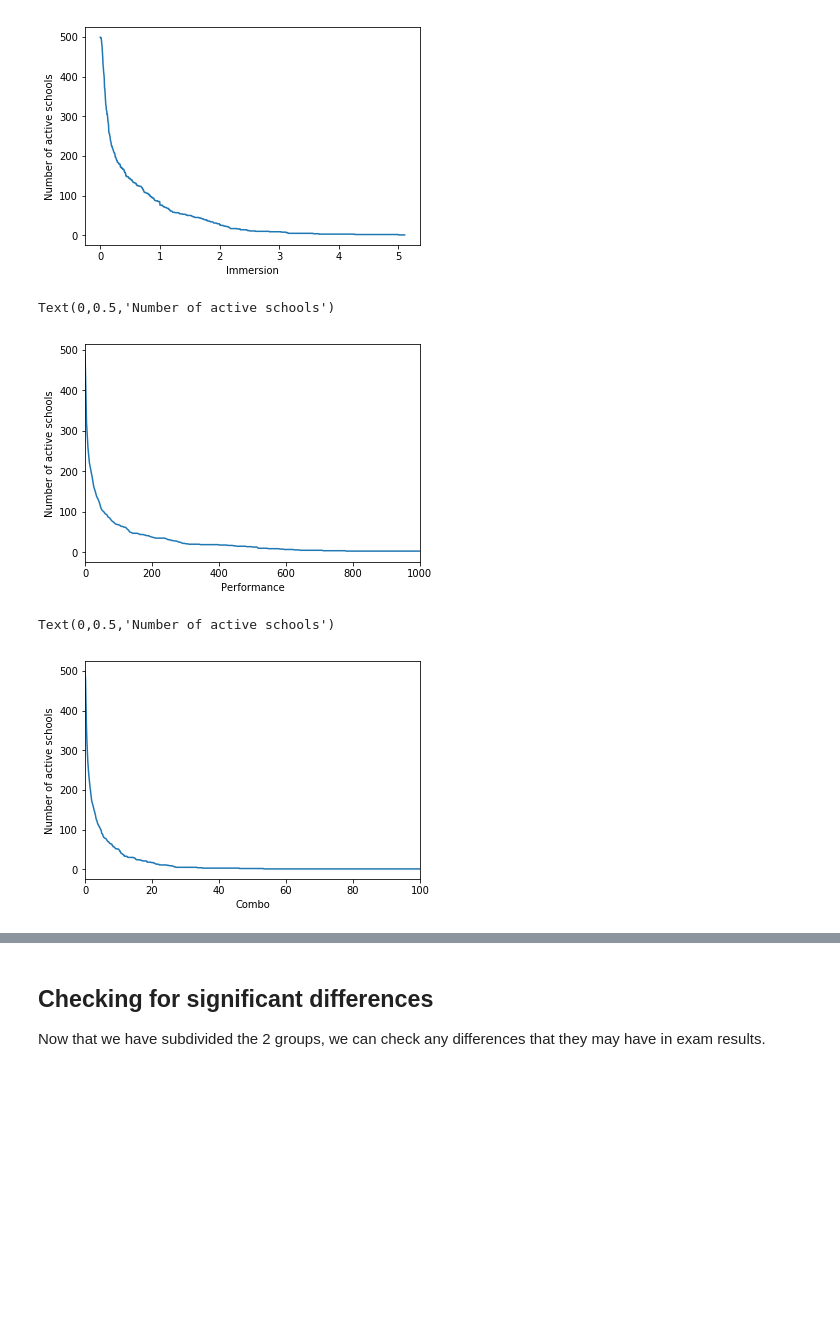
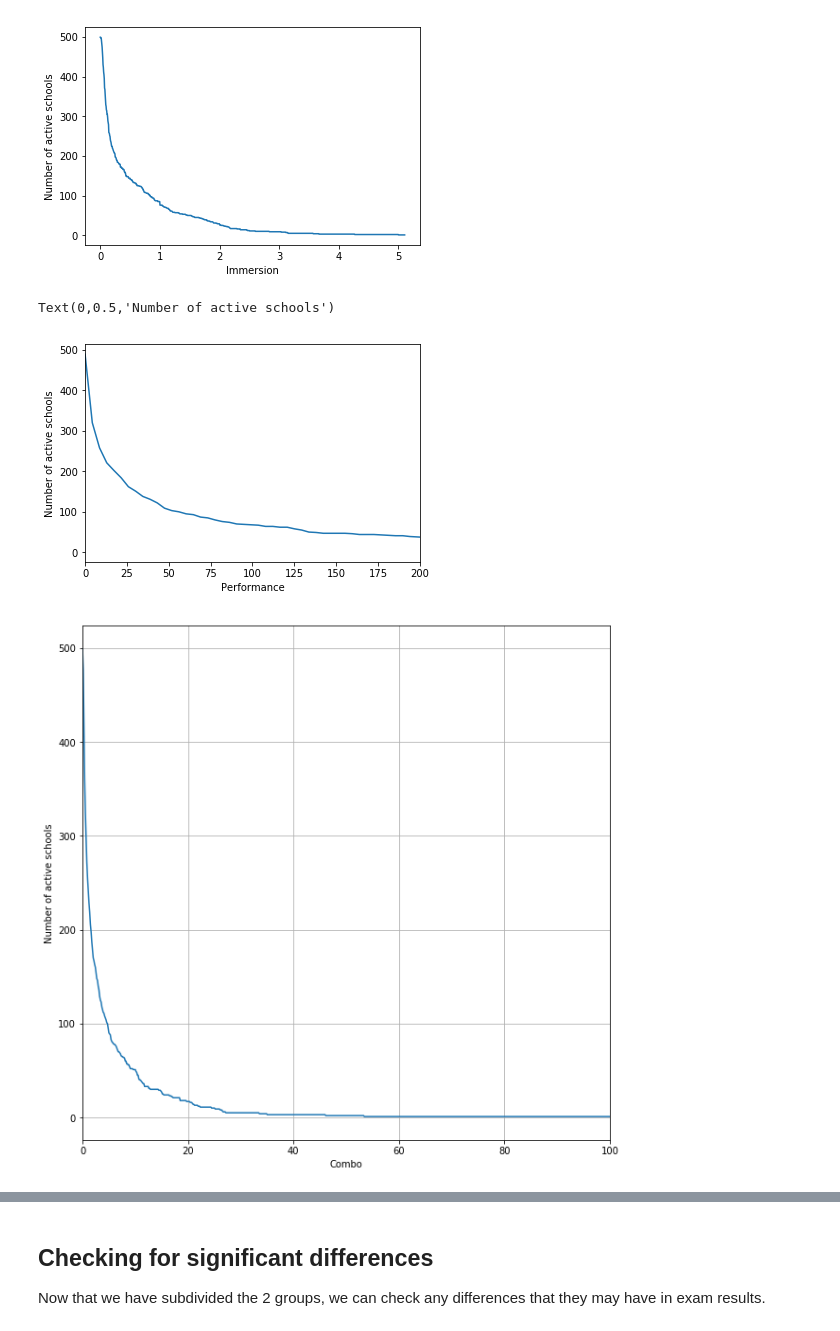
Before and after one commit to KeepFloyding/IP-research, a Jupyter notebook: Stats_Analysis/report/Final Report.ipynb, the cells around one changed output, grey strips where cells are left out. Saved outputs shown, nothing was run; the diff lists cells and outputs as text; code cells hidden in the pictures; blank space fills up the shorter version.

```diff
--- a/Stats_Analysis/report/Final Report.ipynb
+++ b/Stats_Analysis/report/Final Report.ipynb
@@ -166,25 +170,26 @@ for item in range(1000)*max(df['std_q_cor'])/1000:
     store.append(df[df['std_q_cor'] > item]['std_q_cor'].count())
 
 plt.plot(range(1000)*max(df['std_q_cor'])/1000,store)
-plt.xlim([0,1000])
+plt.xlim([0,200])
 plt.xlabel('Performance')
 plt.ylabel('Number of active schools')
 # %% [output]
 Text(0,0.5,'Number of active schools')
-[figure, old version]
+[figure, new version]
 # %%
 store = [];
 
 for item in range(1000)*max(df['combo'])/1000:
     store.append(df[df['combo'] > item]['combo'].count())
 
+plt.figure(figsize=(10,10))
 plt.plot(range(1000)*max(df['combo'])/1000,store)
 plt.xlim([0,100])
 plt.xlabel('Combo')
 plt.ylabel('Number of active schools')
+plt.grid()
 # %% [output]
-Text(0,0.5,'Number of active schools')
-[figure, old version]
+[figure, new version]
 # %%
 # ------------------------------------------------------
 # Binning and displaying the distribution
```
Also changed, not shown: parts of 6 cells of this notebook, 1 other file.
